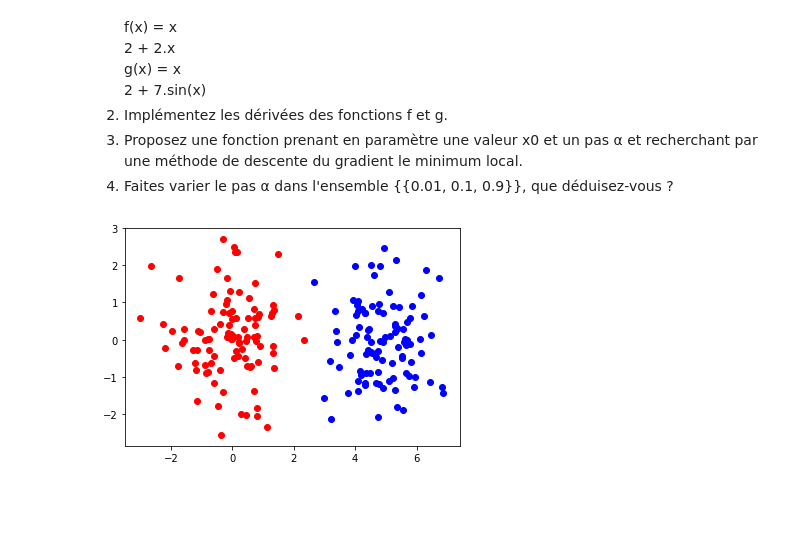
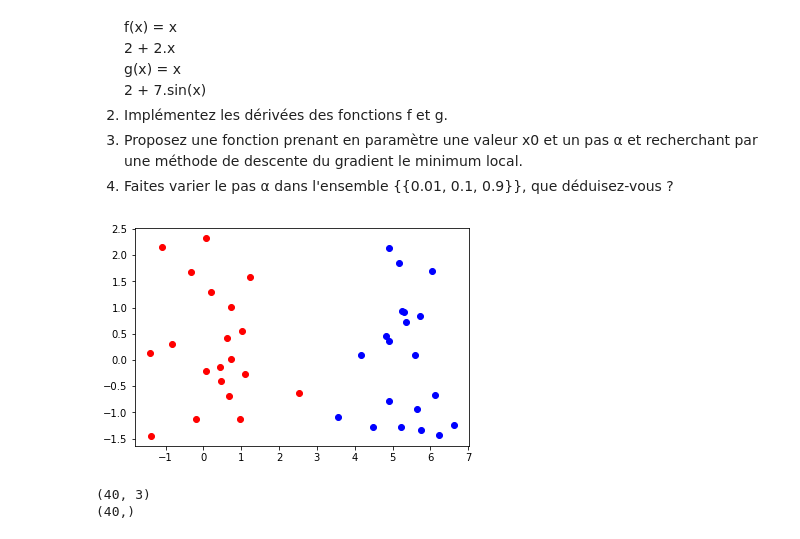
Before and after one commit to melodyrous/MIASHS, a Jupyter notebook: DeepLearning/perceptron.ipynb, the cells around one changed output. Saved outputs shown, nothing was run; the diff lists cells and outputs as text; code cells hidden in the pictures; blank space fills up the shorter version.

```diff
--- a/DeepLearning/perceptron.ipynb
+++ b/DeepLearning/perceptron.ipynb
@@ -30,23 +30,35 @@ X0 =
 # %%
 import matplotlib.pyplot as plt
 from matplotlib import colors
 import time
 import random
 
-N=100
+N=20
 timetime = 0.001
 
 d=5
-x1 = np.random.randn(N, 3)
+x1 = np.random.randn(N, 4)
 x1[:, 2]=1
+x1[:,-1]=1
 
-x2 = np.random.randn(N, 3)
+x2 = np.random.randn(N, 4)
 x2[:, 0]+=d
 x2[:, 2]=1
+x2[:,-1]=-1
 
 
 plt.scatter(x1[:, 0], x1[:, 1], c='r')
 plt.scatter(x2[:, 0], x2[:, 1], c='b')
 plt.show()
 # %% [output]
-[figure, old version]
+[figure, new version]
+# %%
+data = np.concatenate((x1, x2))
+np.random.shuffle(data)
+X = data[:,:3]
+print(X.shape)
+y = data[:,-1]
+print(y.shape)
+# %% [output]
+(40, 3)
+(40,)
```
Also changed, not shown: parts of 4 cells of this notebook.
